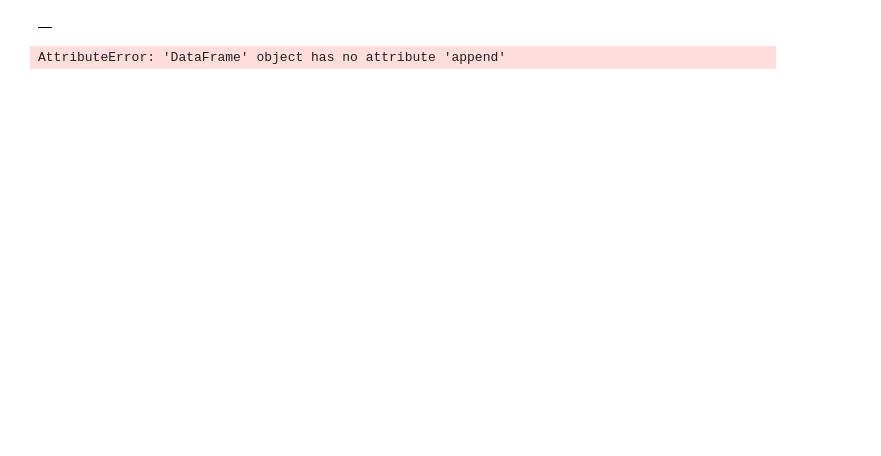
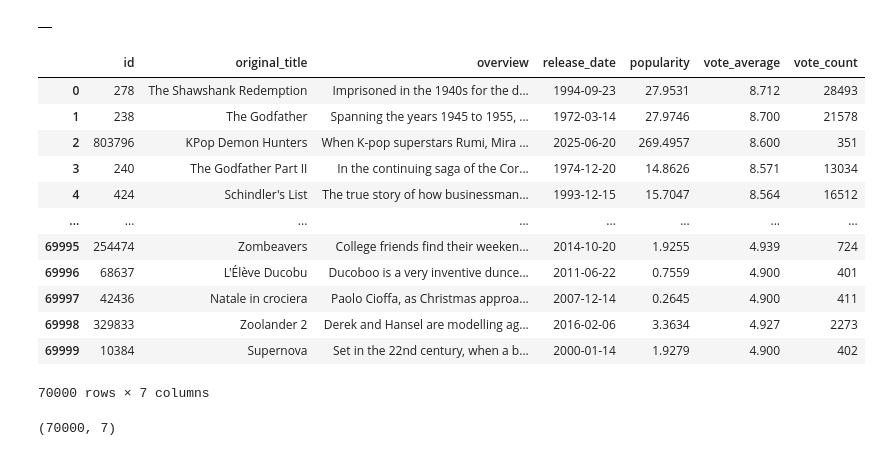
Before and after one commit to somaananta/learn_AI_with_som, a Jupyter notebook: work_with_json.ipynb, the cells around one changed output. Drawn from its saved outputs; the diff is of its cells as text; code cells hidden in the pictures; blank space fills up the shorter version.

```diff
--- a/work_with_json.ipynb
+++ b/work_with_json.ipynb
@@ -90,9 +90,27 @@ df
 # %% [output]
 |  |
 # %%
-for i in range(1,509):
+for i in range(1,501):
   response = requests.get("https://api.themoviedb.org/3/movie/top_rated?api_key=67d5e2ada316defacf9d3c4f5d60cd2c&&language=en-US&page={}".format(i))
   temp_df = pd.DataFrame(response.json()["results"])[['id','original_title','overview','release_date','popularity','vote_average','vote_count']]
-  df = df.append(temp_df,ignore_index=True)
+  df= pd.concat([df,temp_df],ignore_index=True)
-# %% [output]
-AttributeError: 'DataFrame' object has no attribute 'append'
+# %%
+df
+# %% [output]
+|  | id | original_title | overview | release_date | popularity | vote_average | vote_count |
+| 0 | 278 | The Shawshank Redemption | Imprisoned in the 1940s for the d... | 1994-09-23 | 27.9531 | 8.712 | 28493 |
+| 1 | 238 | The Godfather | Spanning the years 1945 to 1955, ... | 1972-03-14 | 27.9746 | 8.700 | 21578 |
+| 2 | 803796 | KPop Demon Hunters | When K-pop superstars Rumi, Mira ... | 2025-06-20 | 269.4957 | 8.600 | 351 |
+| 3 | 240 | The Godfather Part II | In the continuing saga of the Cor... | 1974-12-20 | 14.8626 | 8.571 | 13034 |
+| 4 | 424 | Schindler's List | The true story of how businessman... | 1993-12-15 | 15.7047 | 8.564 | 16512 |
+| ... | ... | ... | ... | ... | ... | ... | ... |
+| 69995 | 254474 | Zombeavers | College friends find their weeken... | 2014-10-20 | 1.9255 | 4.939 | 724 |
+| 69996 | 68637 | L'Élève Ducobu | Ducoboo is a very inventive dunce... | 2011-06-22 | 0.7559 | 4.900 | 401 |
+| 69997 | 42436 | Natale in crociera | Paolo Cioffa, as Christmas approa... | 2007-12-14 | 0.2645 | 4.900 | 411 |
+| 69998 | 329833 | Zoolander 2 | Derek and Hansel are modelling ag... | 2016-02-06 | 3.3634 | 4.927 | 2273 |
+| 69999 | 10384 | Supernova | Set in the 22nd century, when a b... | 2000-01-14 | 1.9279 | 4.900 | 402 |
+70000 rows × 7 columns
+# %%
+df.shape
+# %% [output]
+(70000, 7)
```
Also changed, not shown: parts of 2 cells of this notebook.
